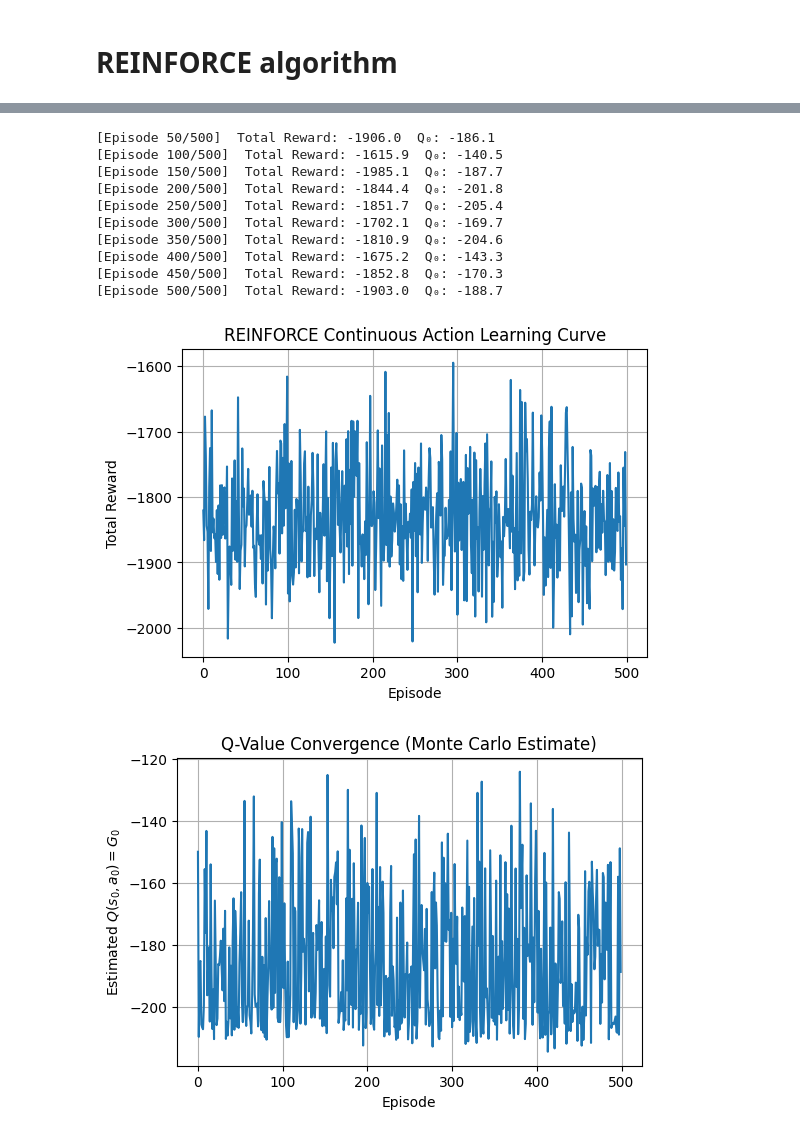
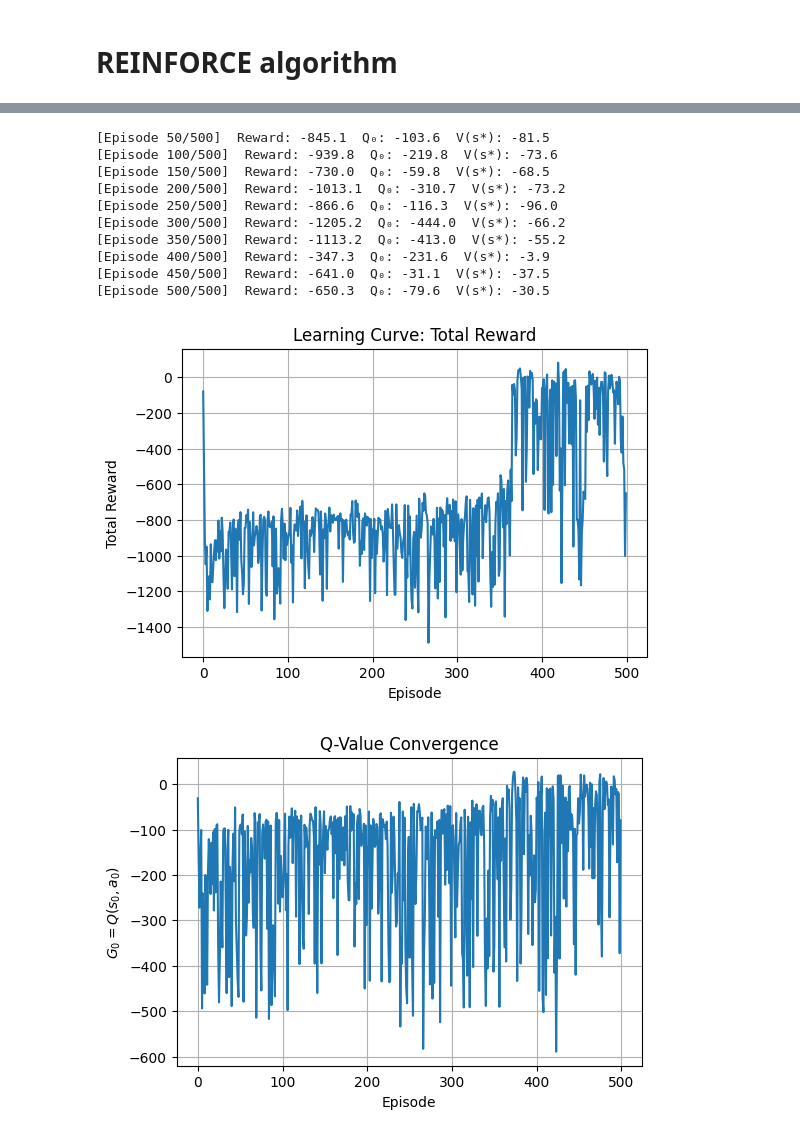
Before and after one commit to TomatoChocolate12/inventory-control-deep-reinforcement-learning, a Jupyter notebook: REINFORCE.ipynb, the cells around one changed output, grey strips where cells are left out. Saved outputs shown, nothing was run; the diff lists cells and outputs as text; code cells hidden in the pictures.

```diff
--- a/REINFORCE.ipynb
+++ b/REINFORCE.ipynb
@@ -12,6 +12,7 @@ class ContinuousInventoryEnv(gym.Env):
         self.max_order        = max_order
         self.horizon          = horizon
         self.p, self.a_cost, self.b_cost = 1.0, 1.0, 2.0
+        self.sp = 2
 
         # obs = [inventory level, time step]
         self.observation_space = spaces.Box(
@@ -47,7 +48,7 @@ class ContinuousInventoryEnv(gym.Env):
         s_next = self.s + a - w
 
         # clamp to physical bounds
-        s_next_clamped = np.clip(s_next, self.min_inv, self.max_inv)
+        s_next_clamped = max(self.min_inv, min(s_next, self.max_inv))
         self.s = s_next_clamped
         self.t += 1
 
@@ -57,7 +58,7 @@ class ContinuousInventoryEnv(gym.Env):
         else:
             cost = self.p * a + self.b_cost * (-s_next_clamped)
 
-        reward = -cost
+        reward = -cost + w*self.sp
         done   = (self.t >= self.horizon)
 
         obs = np.array([self.s, self.t], dtype=np.float32)
@@ -66,30 +67,35 @@ class ContinuousInventoryEnv(gym.Env):
 import torch
 import torch.nn as nn
 import torch.nn.functional as F
+from torch.distributions import Normal
 
 class GaussianPolicy(nn.Module):
     def __init__(self, state_dim, hidden_size=128):
         super().__init__()
         self.fc1     = nn.Linear(state_dim, hidden_size)
+        self.fc2 = nn.Linear(hidden_size, hidden_size)
         self.mean    = nn.Linear(hidden_size, 1)
         self.log_std = nn.Parameter(torch.zeros(1))
+        self.max_order = 10
 
     def forward(self, x):
         x  = F.relu(self.fc1(x))
+        x = F.relu(self.fc2(x))
         mu = self.mean(x)
         std = torch.exp(self.log_std).clamp(min=1e-3, max=2.0)
         return mu, std
 
     def get_action(self, state):
         mu, std = self(state)
-        eps     = torch.randn_like(mu)
-        action  = mu + eps * std
-        log_prob = (
-            -0.5 * ((action - mu) / std).pow(2)
-            - self.log_std
-            - 0.5 * np.log(2 * np.pi)
+        dist = Normal(mu, std)
+        raw_a = dist.rsample()                   # reparam sample
+        # squash to [0, max_order]
+        a = torch.tanh(raw_a) * (self.max_order/2) + (self.max_order/2)
+        logp = dist.log_prob(raw_a) - torch.log(
+            (self.max_order/2) * (1 - torch.tanh(raw_a)**2) + 1e-6
         )
-        return action, log_prob.squeeze(-1)
+        logp = logp.sum(-1)
+        return a, logp
 # %%
 import torch.optim as optim
 import matplotlib.pyplot as plt
@@ -151,7 +157,7 @@ def reinforce_cont(env, policy, num_episodes=500, gamma=1.0, lr=1e-3, log_interv
     return all_rewards
 # %%
 if __name__ == "__main__":
-    env = ContinuousInventoryEnv(min_inv=-10, max_inv=10, max_order=10, horizon=100)
+    env = ContinuousInventoryEnv(min_inv=-20, max_inv=100, max_order=10, horizon=40)
     policy = GaussianPolicy(state_dim=env.observation_space.shape[0])
     reinforce_cont(env, policy, num_episodes=500, gamma=0.9, lr=1e-3)
 # %% [output]
@@ -292,18 +319,18 @@ def reinforce_cont(env, policy, num_episodes=500, gamma=1.0, lr=1e-3, log_interv
 # %%
 if __name__ == "__main__":
-    env = ContinuousInventoryEnv(min_inv=-10, max_inv=10, max_order=10, horizon=100)
+    env = ContinuousInventoryEnv(min_inv=-20, max_inv=100, max_order=10, horizon=40)
     policy = GaussianPolicy(state_dim=env.observation_space.shape[0])
     reinforce_cont(env, policy, num_episodes=500, gamma=0.9, lr=1e-3)
 # %% [output]
-[Episode 50/500]  Total Reward: -1906.0  Q₀: -186.1
-[Episode 100/500]  Total Reward: -1615.9  Q₀: -140.5
-[Episode 150/500]  Total Reward: -1985.1  Q₀: -187.7
-[Episode 200/500]  Total Reward: -1844.4  Q₀: -201.8
-[Episode 250/500]  Total Reward: -1851.7  Q₀: -205.4
-[Episode 300/500]  Total Reward: -1702.1  Q₀: -169.7
-[Episode 350/500]  Total Reward: -1810.9  Q₀: -204.6
-[Episode 400/500]  Total Reward: -1675.2  Q₀: -143.3
-[Episode 450/500]  Total Reward: -1852.8  Q₀: -170.3
-[Episode 500/500]  Total Reward: -1903.0  Q₀: -188.7
+[Episode 50/500]  Reward: -845.1  Q₀: -103.6  V(s*): -81.5
+[Episode 100/500]  Reward: -939.8  Q₀: -219.8  V(s*): -73.6
+[Episode 150/500]  Reward: -730.0  Q₀: -59.8  V(s*): -68.5
+[Episode 200/500]  Reward: -1013.1  Q₀: -310.7  V(s*): -73.2
+[Episode 250/500]  Reward: -866.6  Q₀: -116.3  V(s*): -96.0
+[Episode 300/500]  Reward: -1205.2  Q₀: -444.0  V(s*): -66.2
+[Episode 350/500]  Reward: -1113.2  Q₀: -413.0  V(s*): -55.2
+[Episode 400/500]  Reward: -347.3  Q₀: -231.6  V(s*): -3.9
+[Episode 450/500]  Reward: -641.0  Q₀: -31.1  V(s*): -37.5
+[Episode 500/500]  Reward: -650.3  Q₀: -79.6  V(s*): -30.5
-[figure, old version]
+[figure, new version]
-[figure, old version]
+[figure, new version]
```
Also changed, not shown: parts of 6 cells of this notebook, 1 other file.
